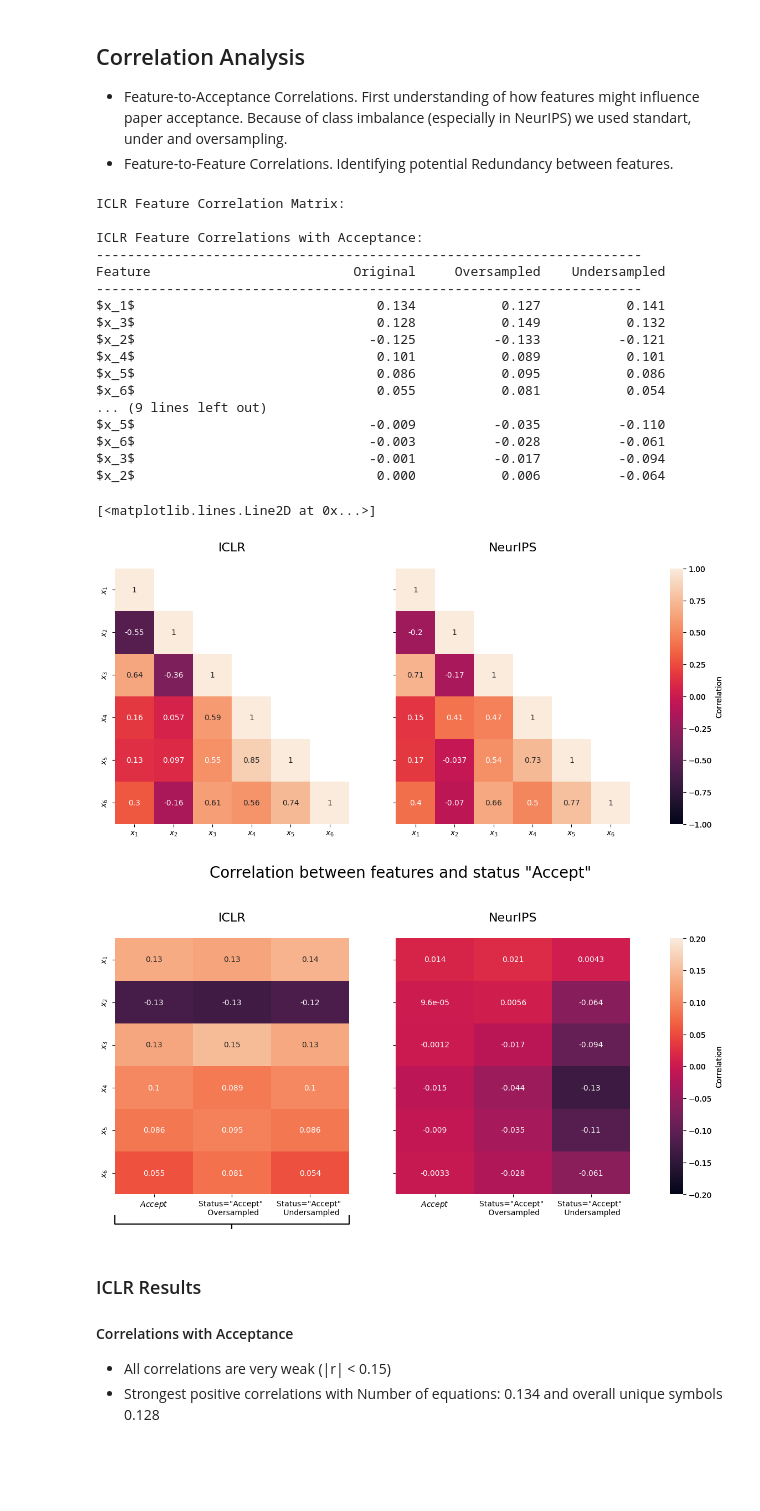
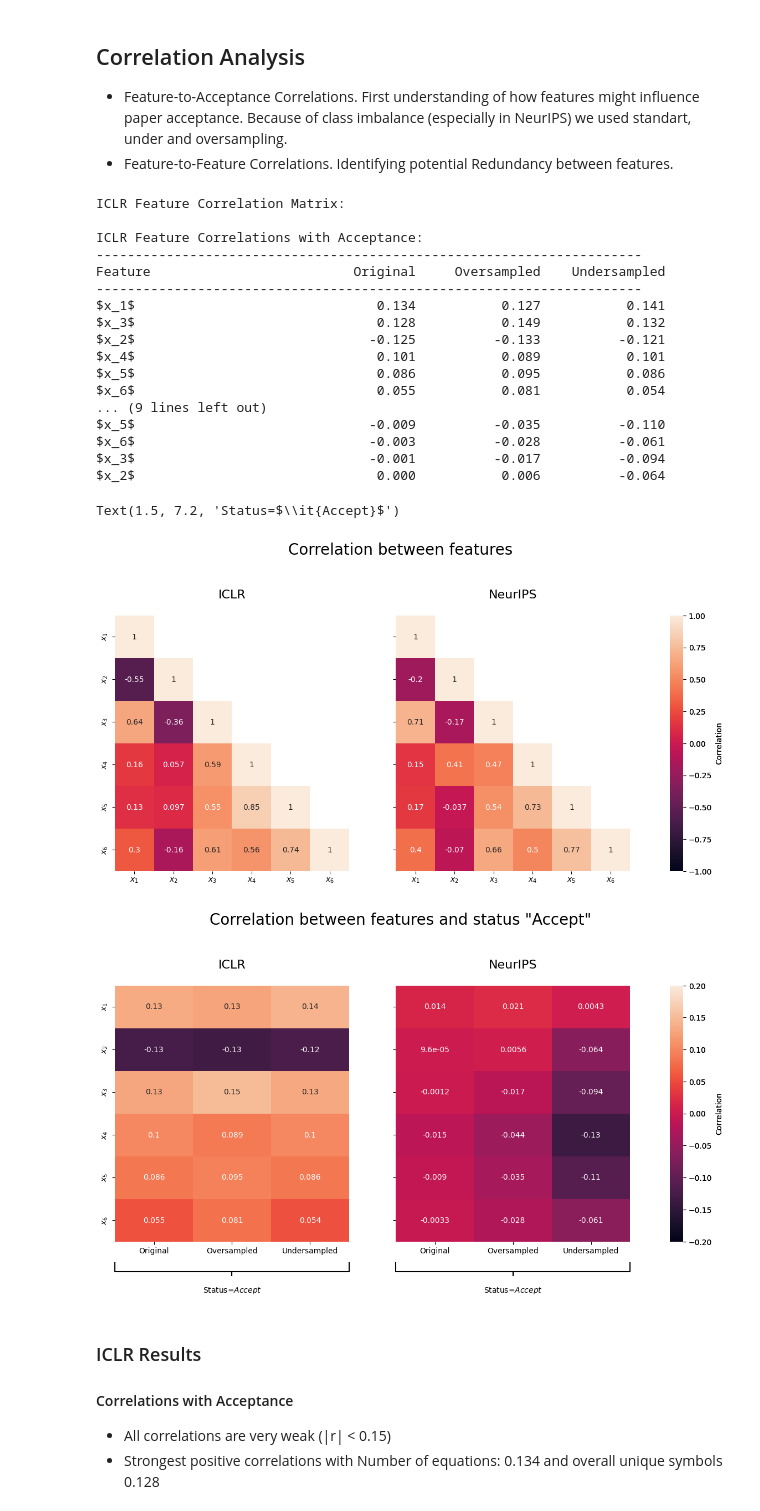
Before and after one commit to leonl42/DataLit, a Jupyter notebook: analysis/linus_analysis.ipynb, the cells around one changed output. Drawn from its saved outputs; the diff is of its cells as text; code cells hidden in the pictures; blank space fills up the shorter version.

Commit message:
Finish??? Corr plots

```diff
--- a/analysis/linus_analysis.ipynb
+++ b/analysis/linus_analysis.ipynb
@@ -226,7 +226,7 @@ for conf_name, features, labels, axs in [('ICLR', iclr_features, iclr_labels, (a
     mask[np.tril_indices_from(corr_matrix)] = False
 
     sns.heatmap(corr_matrix,yticklabels=FEATURE_NAMES,xticklabels=FEATURE_NAMES,mask=mask,ax=axs[0],annot=True,vmin=-1,vmax=1,cbar_ax = fig1.add_axes([0.96, 0.11, 0.02, 0.77]),cbar_kws={'label': "Correlation"})
-    sns.heatmap(np.concatenate([to_np_arr(original_correlations),to_np_arr(over_correlations),to_np_arr(under_correlations)],axis=-1),yticklabels=FEATURE_NAMES,xticklabels=["Original$", "Oversampled", "Status=\"Accept\" \n Undersampled"],ax=axs[1],annot=True,vmin=-0.2,vmax=0.2,cbar_ax = fig2.add_axes([0.96, 0.11, 0.02, 0.77]),cbar_kws={'label': "Correlation"} )
+    sns.heatmap(np.concatenate([to_np_arr(original_correlations),to_np_arr(over_correlations),to_np_arr(under_correlations)],axis=-1),yticklabels=FEATURE_NAMES,xticklabels=["Original", "Oversampled", "Undersampled"],ax=axs[1],annot=True,vmin=-0.2,vmax=0.2,cbar_ax = fig2.add_axes([0.96, 0.11, 0.02, 0.77]),cbar_kws={'label': "Correlation"} )
 
     # Sort by absolute value of original correlation
     sorted_indices = [i for i, _ in sorted(enumerate(original_correlations),
@@ -239,55 +239,41 @@ for conf_name, features, labels, axs in [('ICLR', iclr_features, iclr_labels, (a
         print(f"{feature:30} {original_correlations[idx][1]:10.3f} "
               f"{over_correlations[idx][1]:15.3f} {under_correlations[idx][1]:15.3f}")
 
 title_font = {"size" : 16}
 axs1[0].set_title("ICLR",fontdict=title_font,y=1.05,)
 axs1[1].set_title("NeurIPS",fontdict=title_font,y=1.05,)
-#fig1.suptitle("Correlation between features", fontsize=20,y=1.1,x=0.555)
+fig1.suptitle("Correlation between features", fontsize=20,y=1.1,x=0.555)
 
 axs2[0].set_title("ICLR",fontdict=title_font,y=1.05,)
 axs2[1].set_title("NeurIPS",fontdict=title_font,y=1.05,)
 fig2.suptitle("Correlation between features and status \"Accept\"", fontsize=20,y=1.1,x=0.555)
 
-x_start, x_end = 0, 2  # Indices for the three subgroups
-y_pos = -0.8  # Adjust vertical position
+axs2[0].plot([0,0,1.5,1.5,1.5,3,3],[6.5,6.7,6.7,6.8,6.7,6.7,6.5],color='black', lw=1.5, clip_on=False)
+axs2[0].text(1.5, 7.2, "Status=$\it{Accept}$", ha="center", fontsize=10)
 
-import matplotlib.patches as patches
-
-def draw_bracket(ax, x_start, x_end, y, bracket_height, text_label):
-    mid = (x_start + x_end) / 2
-    x = [x_start, x_start, mid, x_end, x_end]
-    y = [y, y + bracket_height, y + 2 * bracket_height, y + bracket_height, y]
-
-    ax.plot(x, y, color='black', lw=2, clip_on=False)  # Draw bracket
-    ax.text(mid, y + 2.5 * bracket_height, text_label, ha="center", fontsize=12)  # Add label
-
-axs2[0].plot([0,0,1.5,1.5,1.5,3,3],[6.5,6.7,6.7,6.8,6.7,6.7,6.5],color='black', lw=1.5, clip_on=False)
-axs2[0].text(1.5, 7, "$Status=\it{Accept}", ha="center", fontsize=12)
-
-
-# Draw the bracket
-#draw_bracket(axs2[0], 0, 2, -0.8, 0.2, "Global Group")
+axs2[1].plot([0,0,1.5,1.5,1.5,3,3],[6.5,6.7,6.7,6.8,6.7,6.7,6.5],color='black', lw=1.5, clip_on=False)
+axs2[1].text(1.5, 7.2, "Status=$\it{Accept}$", ha="center", fontsize=10)
 # %% [output]
 ICLR Feature Correlation Matrix:
 
 ICLR Feature Correlations with Acceptance:
 ----------------------------------------------------------------------
 Feature                          Original     Oversampled    Undersampled
 ----------------------------------------------------------------------
 $x_1$                               0.134           0.127           0.141
 $x_3$                               0.128           0.149           0.132
 $x_2$                              -0.125          -0.133          -0.121
 $x_4$                               0.101           0.089           0.101
 $x_5$                               0.086           0.095           0.086
 $x_6$                               0.055           0.081           0.054
 ... (9 lines left out)
 $x_5$                              -0.009          -0.035          -0.110
 $x_6$                              -0.003          -0.028          -0.061
 $x_3$                              -0.001          -0.017          -0.094
 $x_2$                               0.000           0.006          -0.064
-[<matplotlib.lines.Line2D at 0x...>]
+Text(1.5, 7.2, 'Status=$\\it{Accept}$')
-[figure, old version]
+[figure, new version]
-[figure, old version]
+[figure, new version]
 # %% [markdown]
 ### ICLR Results
 #### Correlations with Acceptance
```
